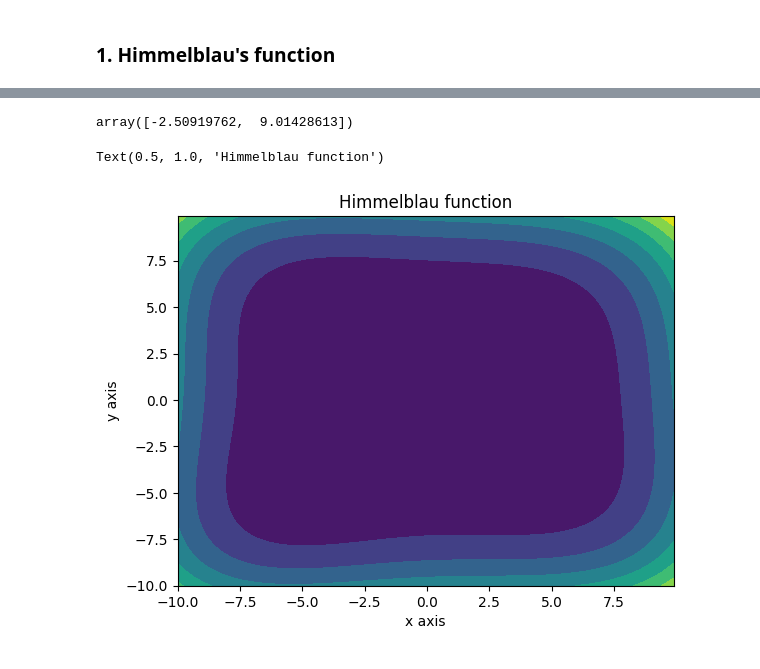
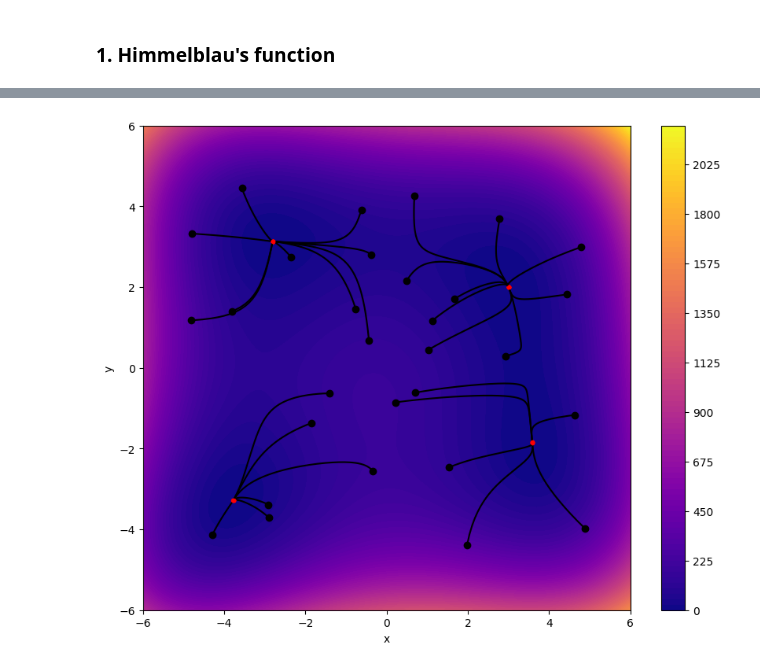
Before and after one commit to pgrzankowski/introduction-to-ai, a Jupyter notebook: simple-gradient-method.ipynb, the cells around one changed output, grey strips where cells are left out. Cells and saved outputs as stored; diff of their text form; code cells hidden in the pictures.

```diff
--- a/simple-gradient-method.ipynb
+++ b/simple-gradient-method.ipynb
@@ -51,13 +14,14 @@ plt.show()
 # %%
 from autograd import grad
 # %%
-def simpleGradient(function, x, learning_rate, err=0.0001, max_iter=10000):
+def simple_gradient(function, x, learning_rate, err=0.0001, max_iter=10000):
+    algorith_path = [x]
     grad_f = grad(function)
     for _ in range(max_iter):
         gradient = grad_f(x)
         xnew = x - learning_rate * gradient
-        new_pos = *xnew, function(xnew)
         if np.linalg.norm(xnew - x) < err:
             break
         x = xnew
-    return new_pos
+        algorith_path.append(x)
+    return x, np.array(algorith_path)
@@ -74,2 +82,18 @@ simpleGradient(ackley, np.array([0.4, 0.3]), 0.01)
+# %%
+def plot_contour(function, starting_points, color='plasma', x=np.linspace(-6, 6, 100), y=np.linspace(-6, 6, 100)):
+    X, Y = np.meshgrid(x, y)
+    Z = function([X, Y])
+    plt.figure(figsize=(10, 8))
+    contour = plt.contourf(X, Y, Z, 100, cmap=color)
+    plt.colorbar(contour)
+    plt.xlabel('x')
+    plt.ylabel('y')
+
+    for starting_point in starting_points:
+        plt.plot(starting_point[0], starting_point[1], 'ko', zorder=5)
+        path = simple_gradient(function, starting_point, 0.001)[1]
+        plt.plot(path[:, 0], path[:, 1], color='black', zorder=5)
+        plt.plot(path[-1, 0], path[-1, 1], 'r.', zorder=5)
+    plt.show()
 # %% [markdown]
 ### 1. Himmelblau's function
@@ -89,6 +104,6 @@ plt.show()
 # %%
-np.random.seed(42)
+np.random.seed(0)
 
-points = np.random.uniform(-10, 10, (20, 2))
-points
+starting_points = np.random.uniform(-5, 5, (30, 2))
+starting_points[:5]
 # %% [output]
@@ -115,14 +115,4 @@ array([[-2.50919762,  9.01428613],
-# %%
-points[0]
-# %% [output]
-array([-2.50919762,  9.01428613])
-# %%
-plt.scatter(points[:, 0], points[:, 1])
-
-plt.tricontourf(X.flatten(), Y.flatten(), Z.flatten())
-plt.xlabel('x axis')
-plt.ylabel('y axis')
-plt.title('Himmelblau function')
-# %% [output]
-Text(0.5, 1.0, 'Himmelblau function')
-[figure, removed]
+# %%
+plot_contour(himmelblau, starting_points)
+# %% [output]
+[figure, added]
```
Also changed, not shown: parts of 18 cells of this notebook.
